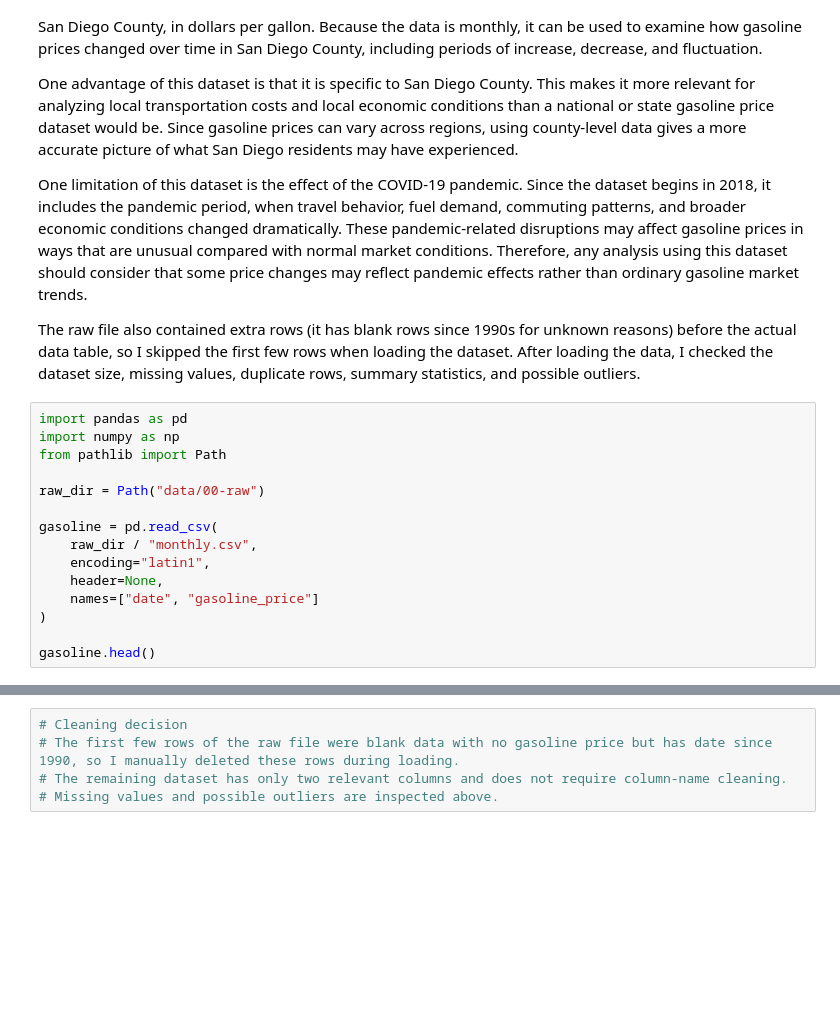
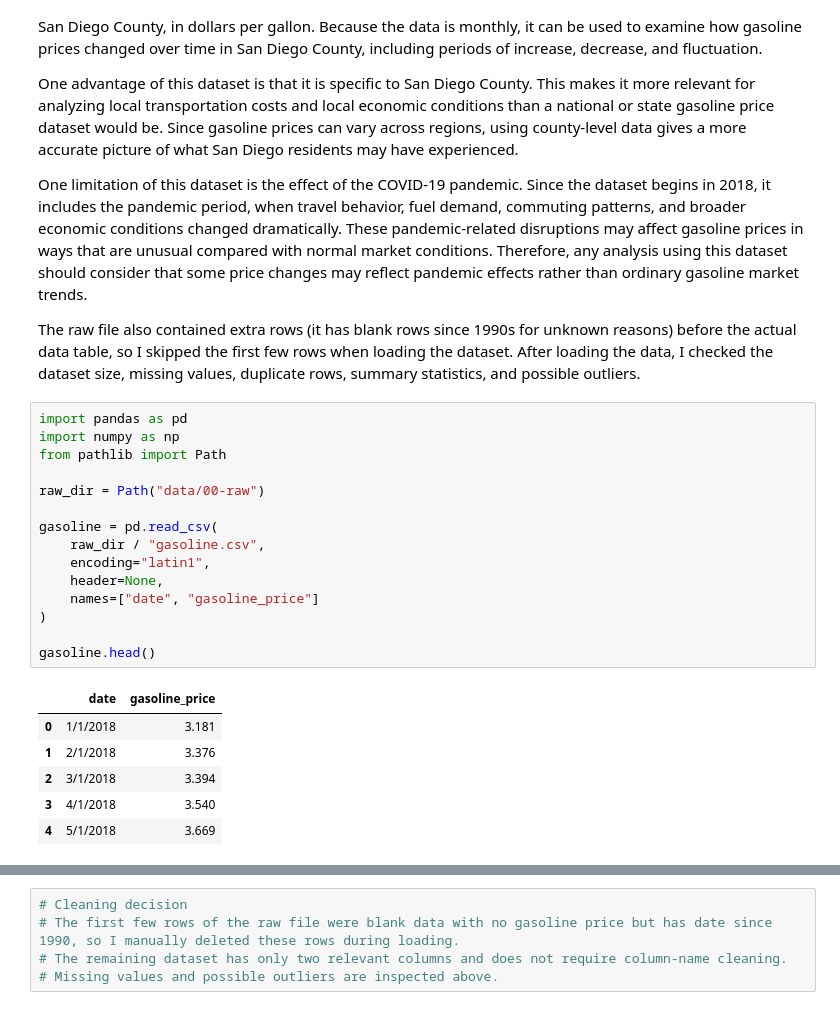
Before and after one commit to wyc004/Group-SP26-091, a Jupyter notebook: 01-DataCheckpoint.ipynb, the cells around one changed output, grey strips where cells are left out. Saved outputs shown, nothing was run; the diff lists cells and outputs as text; blank space fills up the shorter version.

```diff
--- a/01-DataCheckpoint.ipynb
+++ b/01-DataCheckpoint.ipynb
@@ -140,18 +166,25 @@ The raw file also contained extra rows (it has blank rows since 1990s for unknow
 # %%
 import pandas as pd
 import numpy as np
 from pathlib import Path
 
 raw_dir = Path("data/00-raw")
 
 gasoline = pd.read_csv(
-    raw_dir / "monthly.csv",
+    raw_dir / "gasoline.csv",
     encoding="latin1",
     header=None,
     names=["date", "gasoline_price"]
 )
 
 gasoline.head()
+# %% [output]
+|  | date | gasoline_price |
+| 0 | 1/1/2018 | 3.181 |
+| 1 | 2/1/2018 | 3.376 |
+| 2 | 3/1/2018 | 3.394 |
+| 3 | 4/1/2018 | 3.540 |
+| 4 | 5/1/2018 | 3.669 |
 # %%
 # Demonstrate size of the dataset
 print("Gasoline dataset shape:", gasoline.shape)
```
Also changed, not shown: parts of 13 cells of this notebook, 3 other files.
